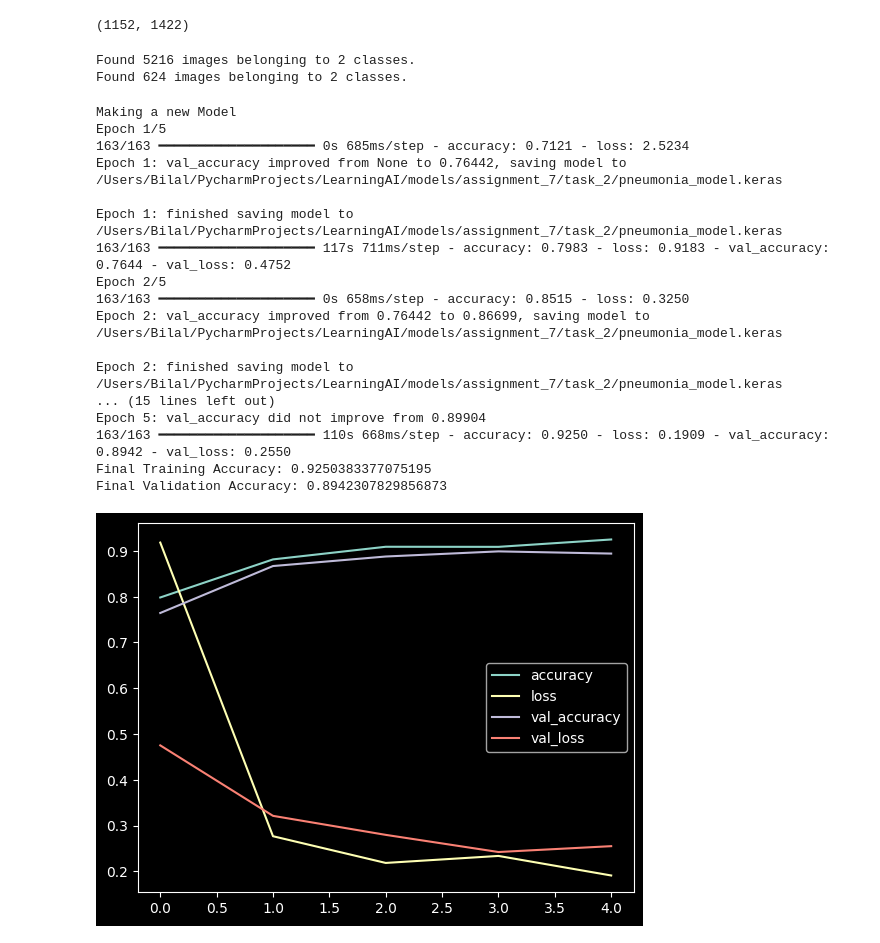
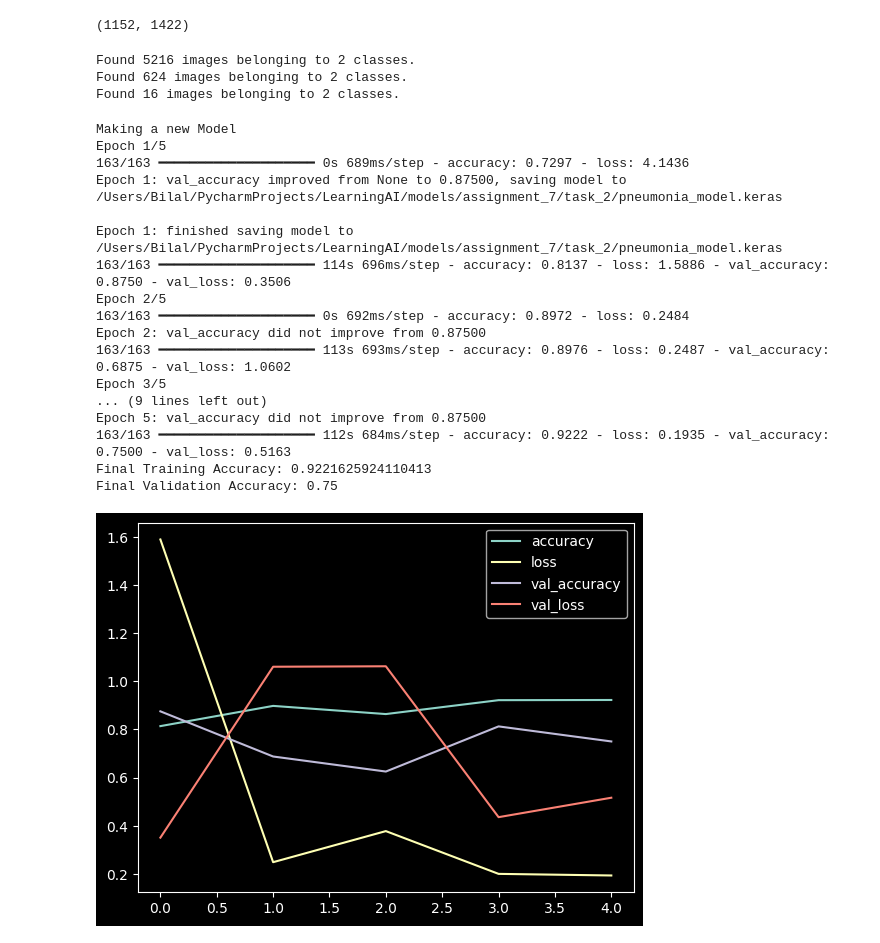
Before and after one commit to Muhammad-Bilal1605/LearningAI, a Jupyter notebook: scripts/assignment_7/assignment_7_task_2.ipynb, the cells around one changed output. Drawn from its saved outputs; the diff is of its cells as text; code cells hidden in the pictures.

Commit message:
assignment_7: Used validation rather tha test data in training

```diff
--- a/scripts/assignment_7/assignment_7_task_2.ipynb
+++ b/scripts/assignment_7/assignment_7_task_2.ipynb
@@ -27,10 +27,12 @@ tf.random.set_seed(42)
 # Preprocess data (get all of the pixel values between 1 and 0, also called scaling/normalization)
 train_datagen = ImageDataGenerator(rescale=1. / 255)
 
-valid_datagen = ImageDataGenerator(rescale=1. / 255)
+test_datagen = ImageDataGenerator(rescale=1. / 255)
+validation_datagen = ImageDataGenerator(rescale=1. / 255)
 # %%
 train_dir = "/Users/Bilal/PycharmProjects/LearningAI/Files/assignment_7/task_2/chest_xray/train"
 test_dir = "/Users/Bilal/PycharmProjects/LearningAI/Files/assignment_7/task_2/chest_xray/test"
+validation_dir = "/Users/Bilal/PycharmProjects/LearningAI/Files/assignment_7/task_2/chest_xray/val"
 # %%
 train_data = train_datagen.flow_from_directory(
     train_dir,
@@ -40,7 +42,7 @@ train_data = train_datagen.flow_from_directory(
     class_mode="binary"
 )
 
-test_data = valid_datagen.flow_from_directory(
+test_data = test_datagen.flow_from_directory(
     test_dir,
     color_mode="grayscale",
     batch_size=32,
@@ -48,9 +50,19 @@ test_data = valid_datagen.flow_from_directory(
     class_mode="binary",
     shuffle=False
 )
+
+validation_data = validation_datagen.flow_from_directory(
+    validation_dir,
+    color_mode="grayscale",
+    batch_size=32,
+    target_size=(224, 224),
+    class_mode="binary",
+    shuffle=False
+)
 # %% [output]
 Found 5216 images belonging to 2 classes.
 Found 624 images belonging to 2 classes.
+Found 16 images belonging to 2 classes.
 # %%
 data_augmentation = tf.keras.Sequential([
     tf.keras.layers.RandomFlip("horizontal"),
@@ -74,6 +86,7 @@ model = tf.keras.Sequential([
     tf.keras.layers.Flatten(),
 
     tf.keras.layers.Dense(1000, activation='relu'),
+    tf.keras.layers.Dropout(0.3),
     tf.keras.layers.Dense(1, activation="sigmoid")
 ])
 # %%
@@ -90,47 +103,47 @@ checkpoint = tf.keras.callbacks.ModelCheckpoint(
 if os.path.exists(MODEL_PATH) and os.path.exists(HISTORY_PATH):
     print("Loading Already Present Model")
     model = tf.keras.models.load_model(MODEL_PATH)
     history = joblib.load(HISTORY_PATH)
 
     print("Final Training Accuracy:", history["accuracy"][-1])
     print("Final Validation Accuracy:", history["val_accuracy"][-1])
 
     #evaulation
     pd.DataFrame(history).plot()
 
 else:
     print("Making a new Model")
 
-    history = model.fit(train_data, epochs=5, steps_per_epoch=len(train_data), validation_data=test_data,
+    history = model.fit(train_data, epochs=5, steps_per_epoch=len(train_data), validation_data=validation_data,
                         callbacks=[checkpoint])
     model.save(MODEL_PATH)
     #savng history
     joblib.dump(history.history, HISTORY_PATH)
 
     print("Final Training Accuracy:", history.history["accuracy"][-1])
     print("Final Validation Accuracy:", history.history["val_accuracy"][-1])
 
     #evaluation
     pd.DataFrame(history.history).plot()
 # %% [output]
 Making a new Model
 Epoch 1/5
-163/163 ━━━━━━━━━━━━━━━━━━━━ 0s 685ms/step - accuracy: 0.7121 - loss: 2.5234
-Epoch 1: val_accuracy improved from None to 0.76442, saving model to /Users/Bilal/PycharmProjects/LearningAI/models/assignment_7/task_2/pneumonia_model.keras
+163/163 ━━━━━━━━━━━━━━━━━━━━ 0s 689ms/step - accuracy: 0.7297 - loss: 4.1436
+Epoch 1: val_accuracy improved from None to 0.87500, saving model to /Users/Bilal/PycharmProjects/LearningAI/models/assignment_7/task_2/pneumonia_model.keras
 
 Epoch 1: finished saving model to /Users/Bilal/PycharmProjects/LearningAI/models/assignment_7/task_2/pneumonia_model.keras
-163/163 ━━━━━━━━━━━━━━━━━━━━ 117s 711ms/step - accuracy: 0.7983 - loss: 0.9183 - val_accuracy: 0.7644 - val_loss: 0.4752
+163/163 ━━━━━━━━━━━━━━━━━━━━ 114s 696ms/step - accuracy: 0.8137 - loss: 1.5886 - val_accuracy: 0.8750 - val_loss: 0.3506
 Epoch 2/5
-163/163 ━━━━━━━━━━━━━━━━━━━━ 0s 658ms/step - accuracy: 0.8515 - loss: 0.3250
-Epoch 2: val_accuracy improved from 0.76442 to 0.86699, saving model to /Users/Bilal/PycharmProjects/LearningAI/models/assignment_7/task_2/pneumonia_model.keras
-
-Epoch 2: finished saving model to /Users/Bilal/PycharmProjects/LearningAI/models/assignment_7/task_2/pneumonia_model.keras
-... (15 lines left out)
-Epoch 5: val_accuracy did not improve from 0.89904
-163/163 ━━━━━━━━━━━━━━━━━━━━ 110s 668ms/step - accuracy: 0.9250 - loss: 0.1909 - val_accuracy: 0.8942 - val_loss: 0.2550
-Final Training Accuracy: 0.9250383377075195
-Final Validation Accuracy: 0.8942307829856873
+163/163 ━━━━━━━━━━━━━━━━━━━━ 0s 692ms/step - accuracy: 0.8972 - loss: 0.2484
+Epoch 2: val_accuracy did not improve from 0.87500
+163/163 ━━━━━━━━━━━━━━━━━━━━ 113s 693ms/step - accuracy: 0.8976 - loss: 0.2487 - val_accuracy: 0.6875 - val_loss: 1.0602
+Epoch 3/5
+... (9 lines left out)
+Epoch 5: val_accuracy did not improve from 0.87500
+163/163 ━━━━━━━━━━━━━━━━━━━━ 112s 684ms/step - accuracy: 0.9222 - loss: 0.1935 - val_accuracy: 0.7500 - val_loss: 0.5163
+Final Training Accuracy: 0.9221625924110413
+Final Validation Accuracy: 0.75
-[figure, old version]
+[figure, new version]
 # %%
 
 y_prob = model.predict(test_data)
```
Also changed, not shown: parts of 2 cells of this notebook, 3 other files.
